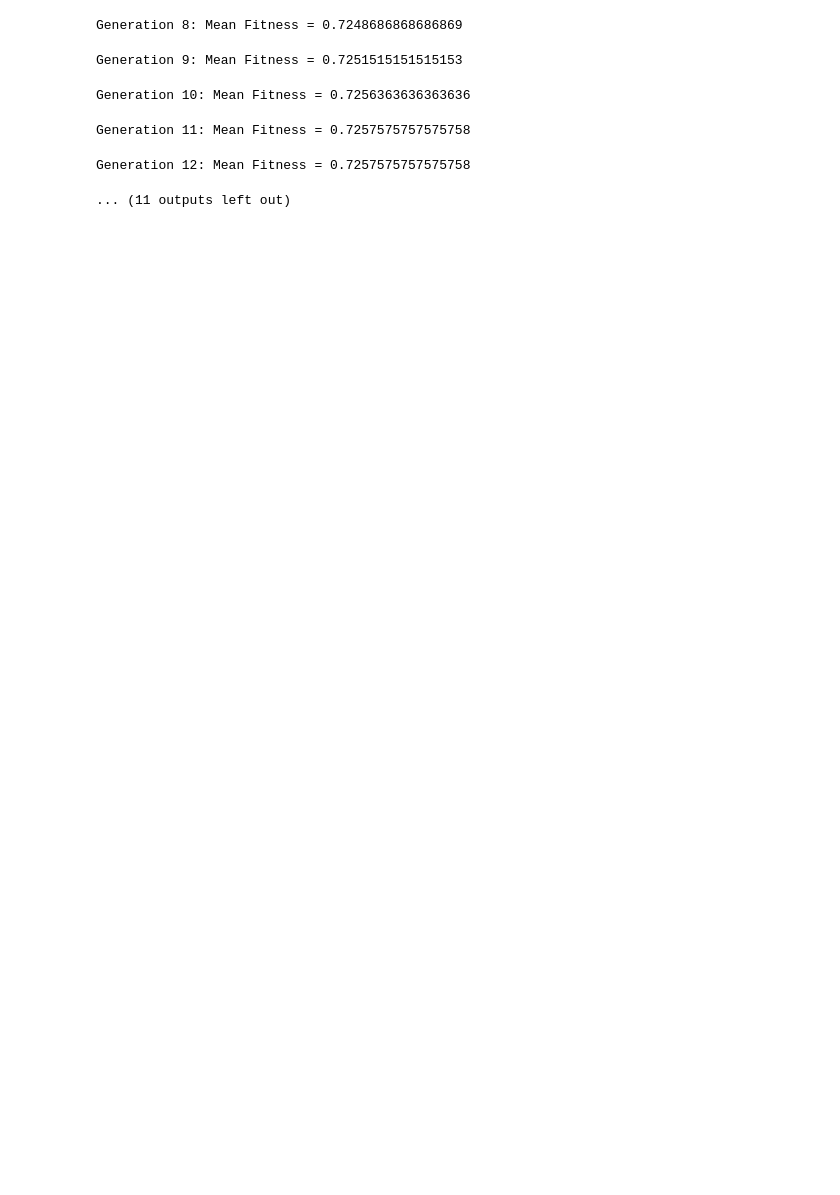
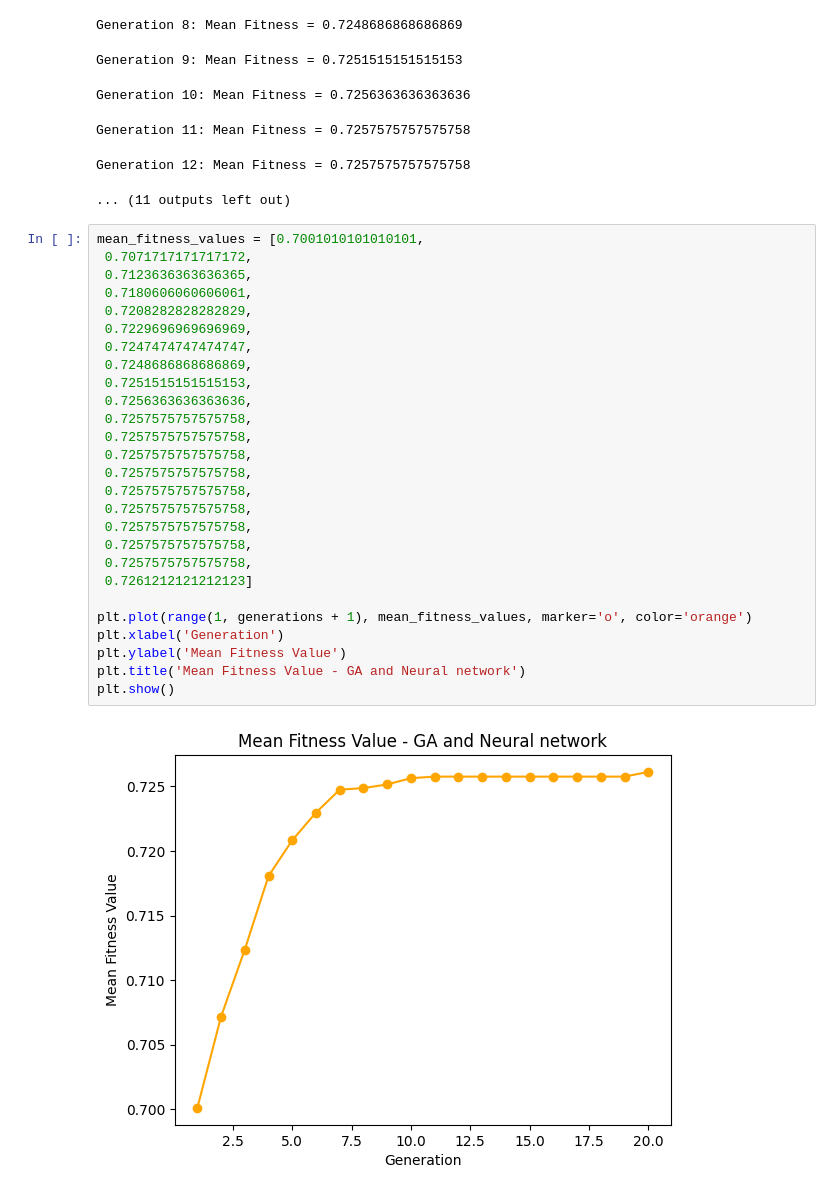
Before and after one commit to haily835/ML-Final-Project-Survival-Prediction, a Jupyter notebook: genetic_feature_nn_selection.ipynb, the cells around one changed output. Drawn from its saved outputs; the diff is of its cells as text; blank space fills up the shorter version.

```diff
--- a/genetic_feature_nn_selection.ipynb
+++ b/genetic_feature_nn_selection.ipynb
@@ -183,3 +183,32 @@ Generation 10: Mean Fitness = 0.7256363636363636
 Generation 11: Mean Fitness = 0.7257575757575758
 Generation 12: Mean Fitness = 0.7257575757575758
 ... (11 outputs left out)
+# %%
+mean_fitness_values = [0.7001010101010101,
+ 0.7071717171717172,
+ 0.7123636363636365,
+ 0.7180606060606061,
+ 0.7208282828282829,
+ 0.7229696969696969,
+ 0.7247474747474747,
+ 0.7248686868686869,
+ 0.7251515151515153,
+ 0.7256363636363636,
+ 0.7257575757575758,
+ 0.7257575757575758,
+ 0.7257575757575758,
+ 0.7257575757575758,
+ 0.7257575757575758,
+ 0.7257575757575758,
+ 0.7257575757575758,
+ 0.7257575757575758,
+ 0.7257575757575758,
+ 0.7261212121212123]
+
+plt.plot(range(1, generations + 1), mean_fitness_values, marker='o', color='orange')
+plt.xlabel('Generation')
+plt.ylabel('Mean Fitness Value')
+plt.title('Mean Fitness Value - GA and Neural network')
+plt.show()
+# %% [output]
+[figure, added]
```
Also changed, not shown: 4 other files.
